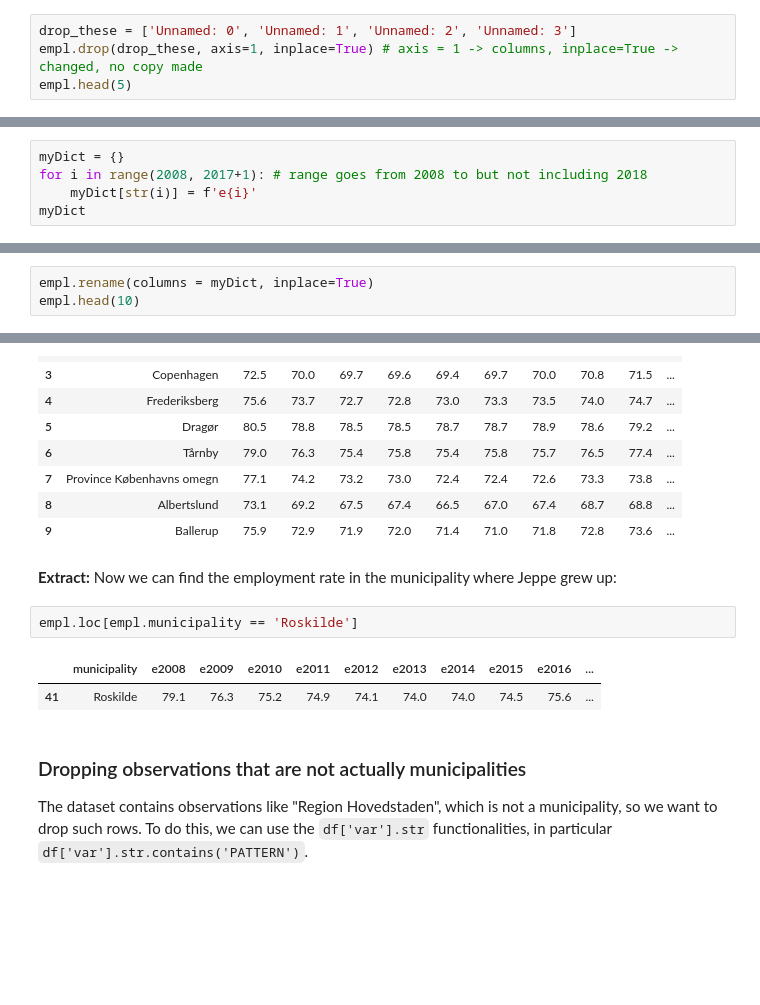
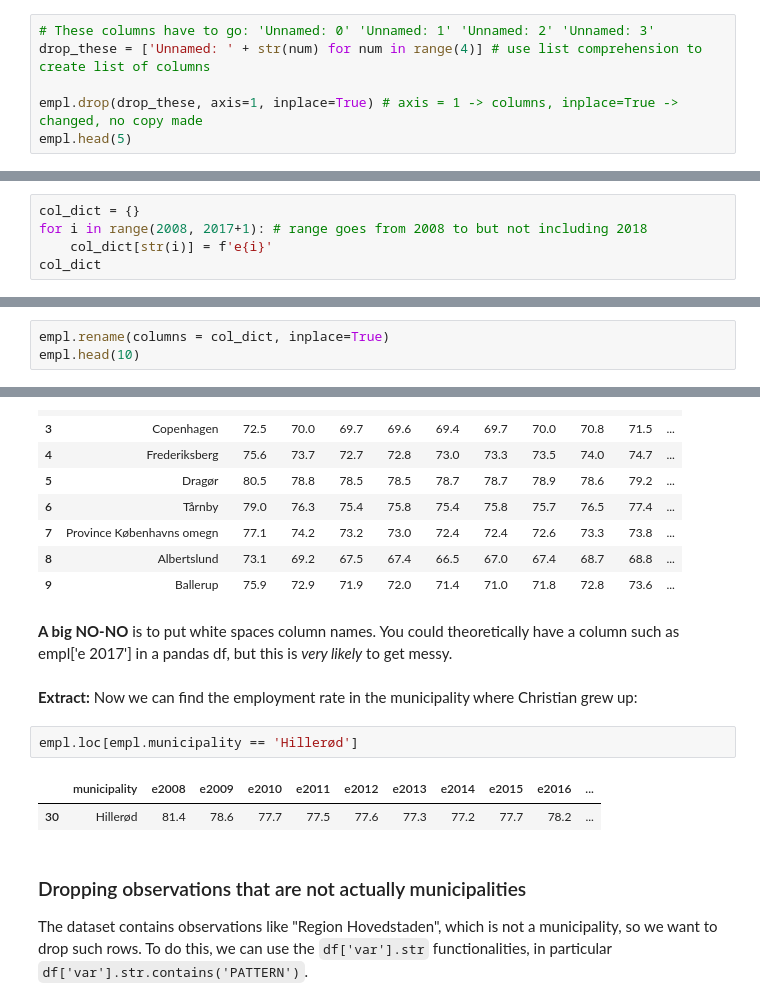
Before and after one commit to NumEconCopenhagen/lectures-2021, a Jupyter notebook: web/07/Load_save_and_structure_data.ipynb, the cells around one changed output, grey strips where cells are left out. Saved outputs shown, nothing was run; the diff lists cells and outputs as text; blank space fills up the shorter version.

```diff
--- a/web/07/Load_save_and_structure_data.ipynb
+++ b/web/07/Load_save_and_structure_data.ipynb
@@ -425,5 +468,7 @@ empl.head(5)
 # %%
-drop_these = ['Unnamed: 0', 'Unnamed: 1', 'Unnamed: 2', 'Unnamed: 3']
+# These columns have to go: 'Unnamed: 0' 'Unnamed: 1' 'Unnamed: 2' 'Unnamed: 3'
+drop_these = ['Unnamed: ' + str(num) for num in range(4)] # use list comprehension to create list of columns
+
 empl.drop(drop_these, axis=1, inplace=True) # axis = 1 -> columns, inplace=True -> changed, no copy made
 empl.head(5)
 # %% [output]
@@ -454,8 +502,8 @@ empl.head(5)
 # %%
-myDict = {}
+col_dict = {}
 for i in range(2008, 2017+1): # range goes from 2008 to but not including 2018
-    myDict[str(i)] = f'e{i}'
-myDict
+    col_dict[str(i)] = f'e{i}'
+col_dict
 # %% [output]
 {'2008': 'e2008',
  '2009': 'e2009',
@@ -468,7 +516,7 @@ myDict
  '2016': 'e2016',
  '2017': 'e2017'}
 # %%
-empl.rename(columns = myDict, inplace=True)
+empl.rename(columns = col_dict, inplace=True)
 empl.head(10)
 # %% [output]
 |  | municipality | e2008 | e2009 | e2010 | e2011 | e2012 | e2013 | e2014 | e2015 | e2016 | ... |
@@ -482,13 +530,15 @@ empl.head(10)
 | 7 | Province Københavns omegn | 77.1 | 74.2 | 73.2 | 73.0 | 72.4 | 72.4 | 72.6 | 73.3 | 73.8 | ... |
 | 8 | Albertslund | 73.1 | 69.2 | 67.5 | 67.4 | 66.5 | 67.0 | 67.4 | 68.7 | 68.8 | ... |
 | 9 | Ballerup | 75.9 | 72.9 | 71.9 | 72.0 | 71.4 | 71.0 | 71.8 | 72.8 | 73.6 | ... |
+# %% [markdown]
+**A big NO-NO** is to put white spaces column names. You could theoretically have a column such as empl['e 2017'] in a pandas df, but this is *very likely* to get messy.
 # %% [markdown]
-**Extract:** Now we can find the employment rate in the municipality where Jeppe grew up:
+**Extract:** Now we can find the employment rate in the municipality where Christian grew up:
 # %%
-empl.loc[empl.municipality == 'Roskilde']
+empl.loc[empl.municipality == 'Hillerød']
 # %% [output]
 |  | municipality | e2008 | e2009 | e2010 | e2011 | e2012 | e2013 | e2014 | e2015 | e2016 | ... |
-| 41 | Roskilde | 79.1 | 76.3 | 75.2 | 74.9 | 74.1 | 74.0 | 74.0 | 74.5 | 75.6 | ... |
+| 30 | Hillerød | 81.4 | 78.6 | 77.7 | 77.5 | 77.6 | 77.3 | 77.2 | 77.7 | 78.2 | ... |
 # %% [markdown]
 ### Dropping observations that are not actually municipalities
 
```
Also changed, not shown: parts of 40 cells of this notebook, 16 other files.
